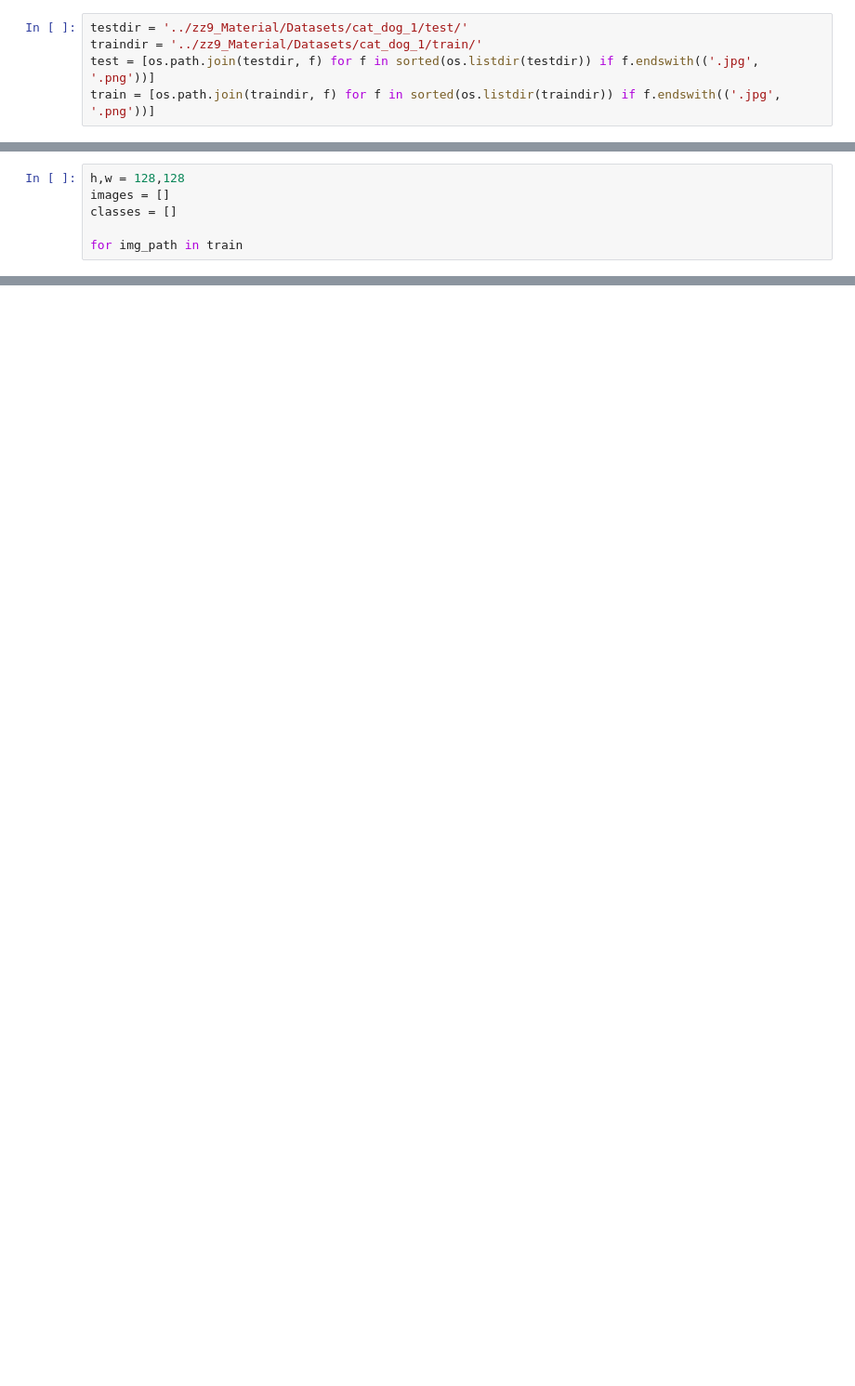
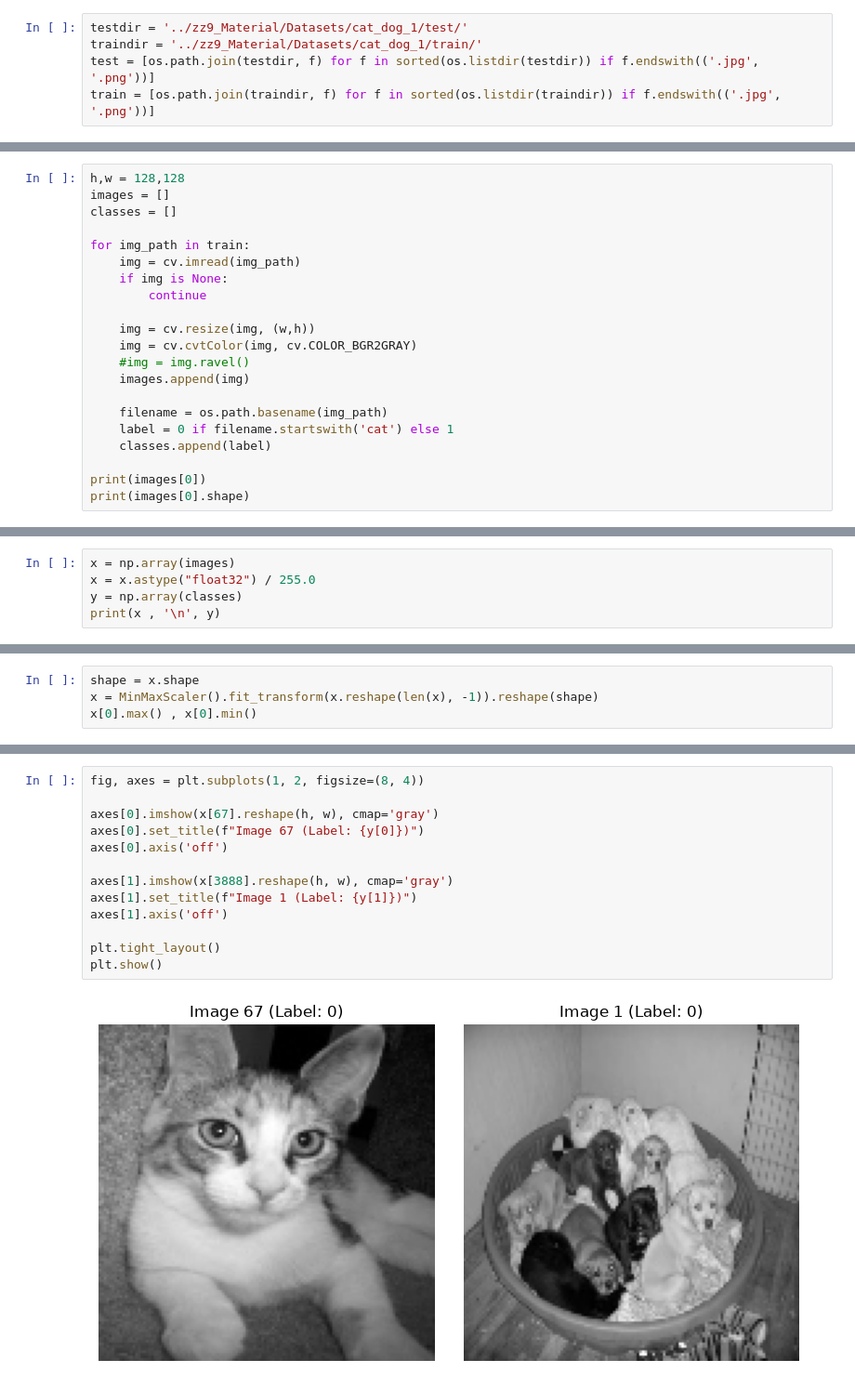
Before and after one commit to Yassinini/ML-CV-Learning, a Jupyter notebook: 1_Computer_Vision/SEC_5 Neural Networks for classification/Neural networks workout/Cats&Dogs.ipynb, the cells around one changed output, grey strips where cells are left out. Shown at 93% size. Cells and saved outputs as stored; diff of their text form; blank space fills up the shorter version.

```diff
--- a/1_Computer_Vision/SEC_5 Neural Networks for classification/Neural networks workout/Cats&Dogs.ipynb
+++ b/1_Computer_Vision/SEC_5 Neural Networks for classification/Neural networks workout/Cats&Dogs.ipynb
@@ -25,4 +34,19 @@ h,w = 128,128
 images = []
 classes = []
 
-for img_path in train
+for img_path in train:
+    img = cv.imread(img_path)
+    if img is None:
+        continue
+
+    img = cv.resize(img, (w,h))
+    img = cv.cvtColor(img, cv.COLOR_BGR2GRAY)
+    #img = img.ravel()
+    images.append(img)
+
+    filename = os.path.basename(img_path)
+    label = 0 if filename.startswith('cat') else 1
+    classes.append(label)
+
+print(images[0])
+print(images[0].shape)
@@ -28,0 +62,5 @@ for img_path in train
+# %%
+x = np.array(images)
+x = x.astype("float32") / 255.0
+y = np.array(classes)
+print(x , '\n', y)
@@ -28,0 +85,4 @@ for img_path in train
+# %%
+shape = x.shape
+x = MinMaxScaler().fit_transform(x.reshape(len(x), -1)).reshape(shape)
+x[0].max() , x[0].min()
@@ -28,0 +97,15 @@ for img_path in train
+# %%
+fig, axes = plt.subplots(1, 2, figsize=(8, 4))
+
+axes[0].imshow(x[67].reshape(h, w), cmap='gray')
+axes[0].set_title(f"Image 67 (Label: {y[0]})")
+axes[0].axis('off')
+
+axes[1].imshow(x[3888].reshape(h, w), cmap='gray')
+axes[1].set_title(f"Image 1 (Label: {y[1]})")
+axes[1].axis('off')
+
+plt.tight_layout()
+plt.show()
+# %% [output]
+[figure, added]
```
Also changed, not shown: parts of 20 cells of this notebook.
